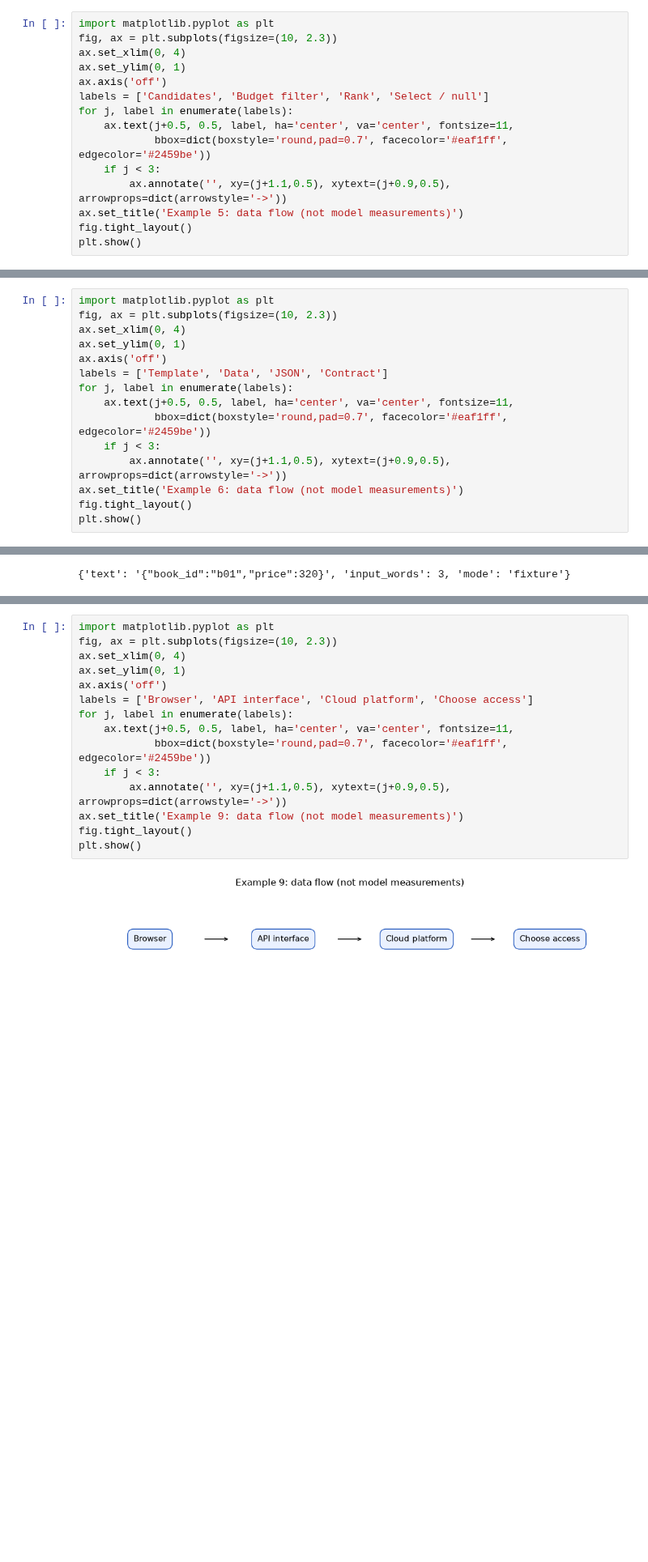
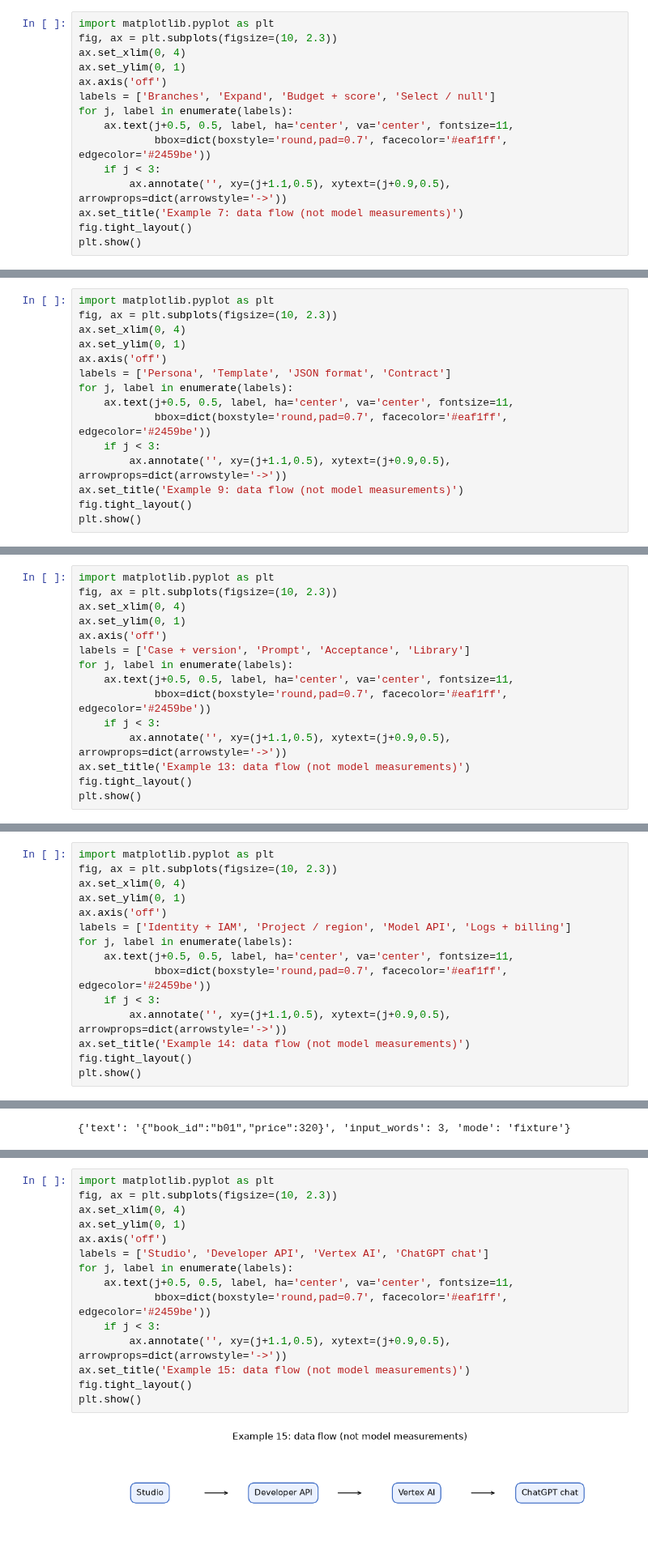
Before and after one commit to aabuiluk/python61_ai, a Jupyter notebook: PythonAI_Author_Lesson39_Lesson40.ipynb, the cells around one changed output, grey strips where cells are left out. Shown at 81% size. Cells and saved outputs as stored; diff of their text form; blank space fills up the shorter version.

Commit message:
Complete lesson 39-40 syllabus and explicit task routes for Gemini and ChatGPT

```diff
--- a/PythonAI_Author_Lesson39_Lesson40.ipynb
+++ b/PythonAI_Author_Lesson39_Lesson40.ipynb
@@ -389,13 +712,13 @@ fig, ax = plt.subplots(figsize=(10, 2.3))
 ax.set_xlim(0, 4)
 ax.set_ylim(0, 1)
 ax.axis('off')
-labels = ['Candidates', 'Budget filter', 'Rank', 'Select / null']
+labels = ['Branches', 'Expand', 'Budget + score', 'Select / null']
 for j, label in enumerate(labels):
     ax.text(j+0.5, 0.5, label, ha='center', va='center', fontsize=11,
             bbox=dict(boxstyle='round,pad=0.7', facecolor='#eaf1ff', edgecolor='#2459be'))
     if j < 3:
         ax.annotate('', xy=(j+1.1,0.5), xytext=(j+0.9,0.5), arrowprops=dict(arrowstyle='->'))
-ax.set_title('Example 5: data flow (not model measurements)')
+ax.set_title('Example 7: data flow (not model measurements)')
 fig.tight_layout()
 plt.show()
 # %% [output]
@@ -451,13 +918,13 @@ fig, ax = plt.subplots(figsize=(10, 2.3))
 ax.set_xlim(0, 4)
 ax.set_ylim(0, 1)
 ax.axis('off')
-labels = ['Template', 'Data', 'JSON', 'Contract']
+labels = ['Persona', 'Template', 'JSON format', 'Contract']
 for j, label in enumerate(labels):
     ax.text(j+0.5, 0.5, label, ha='center', va='center', fontsize=11,
             bbox=dict(boxstyle='round,pad=0.7', facecolor='#eaf1ff', edgecolor='#2459be'))
     if j < 3:
         ax.annotate('', xy=(j+1.1,0.5), xytext=(j+0.9,0.5), arrowprops=dict(arrowstyle='->'))
-ax.set_title('Example 6: data flow (not model measurements)')
+ax.set_title('Example 9: data flow (not model measurements)')
 fig.tight_layout()
 plt.show()
 # %% [output]
@@ -606,0 +1316,15 @@ fixture, вигаданий S9 і відповідь 30 з правильною
+# %%
+import matplotlib.pyplot as plt
+fig, ax = plt.subplots(figsize=(10, 2.3))
+ax.set_xlim(0, 4)
+ax.set_ylim(0, 1)
+ax.axis('off')
+labels = ['Case + version', 'Prompt', 'Acceptance', 'Library']
+for j, label in enumerate(labels):
+    ax.text(j+0.5, 0.5, label, ha='center', va='center', fontsize=11,
+            bbox=dict(boxstyle='round,pad=0.7', facecolor='#eaf1ff', edgecolor='#2459be'))
+    if j < 3:
+        ax.annotate('', xy=(j+1.1,0.5), xytext=(j+0.9,0.5), arrowprops=dict(arrowstyle='->'))
+ax.set_title('Example 13: data flow (not model measurements)')
+fig.tight_layout()
+plt.show()
@@ -606,0 +1424,15 @@ fixture, вигаданий S9 і відповідь 30 з правильною
+# %%
+import matplotlib.pyplot as plt
+fig, ax = plt.subplots(figsize=(10, 2.3))
+ax.set_xlim(0, 4)
+ax.set_ylim(0, 1)
+ax.axis('off')
+labels = ['Identity + IAM', 'Project / region', 'Model API', 'Logs + billing']
+for j, label in enumerate(labels):
+    ax.text(j+0.5, 0.5, label, ha='center', va='center', fontsize=11,
+            bbox=dict(boxstyle='round,pad=0.7', facecolor='#eaf1ff', edgecolor='#2459be'))
+    if j < 3:
+        ax.annotate('', xy=(j+1.1,0.5), xytext=(j+0.9,0.5), arrowprops=dict(arrowstyle='->'))
+ax.set_title('Example 14: data flow (not model measurements)')
+fig.tight_layout()
+plt.show()
@@ -640,17 +1525,17 @@ print(response)
 # %%
 import matplotlib.pyplot as plt
 fig, ax = plt.subplots(figsize=(10, 2.3))
 ax.set_xlim(0, 4)
 ax.set_ylim(0, 1)
 ax.axis('off')
-labels = ['Browser', 'API interface', 'Cloud platform', 'Choose access']
+labels = ['Studio', 'Developer API', 'Vertex AI', 'ChatGPT chat']
 for j, label in enumerate(labels):
     ax.text(j+0.5, 0.5, label, ha='center', va='center', fontsize=11,
             bbox=dict(boxstyle='round,pad=0.7', facecolor='#eaf1ff', edgecolor='#2459be'))
     if j < 3:
         ax.annotate('', xy=(j+1.1,0.5), xytext=(j+0.9,0.5), arrowprops=dict(arrowstyle='->'))
-ax.set_title('Example 9: data flow (not model measurements)')
+ax.set_title('Example 15: data flow (not model measurements)')
 fig.tight_layout()
 plt.show()
 # %% [output]
-[figure, old version]
+[figure, new version]
```
Also changed, not shown: parts of 100 cells of this notebook, 52 other files.
